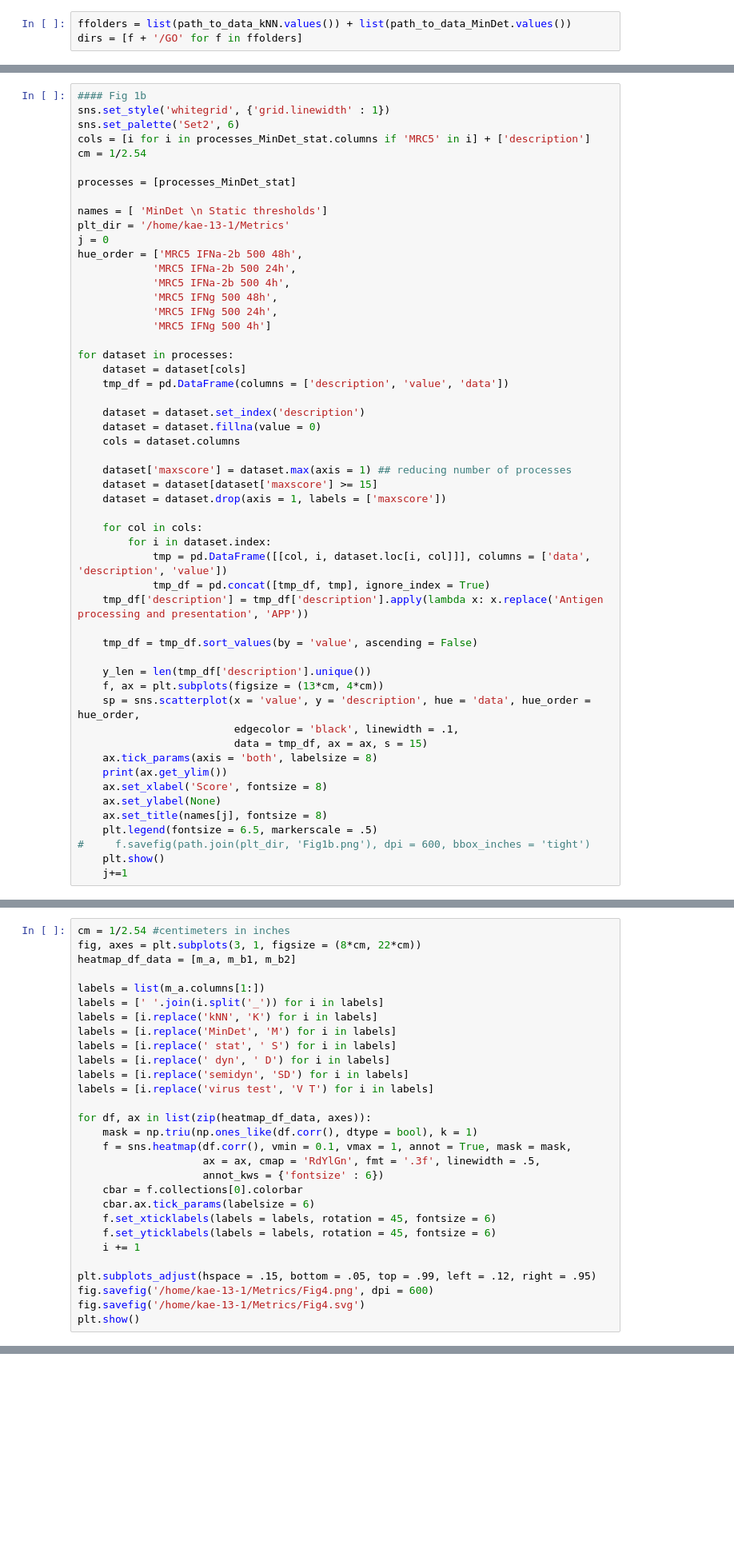
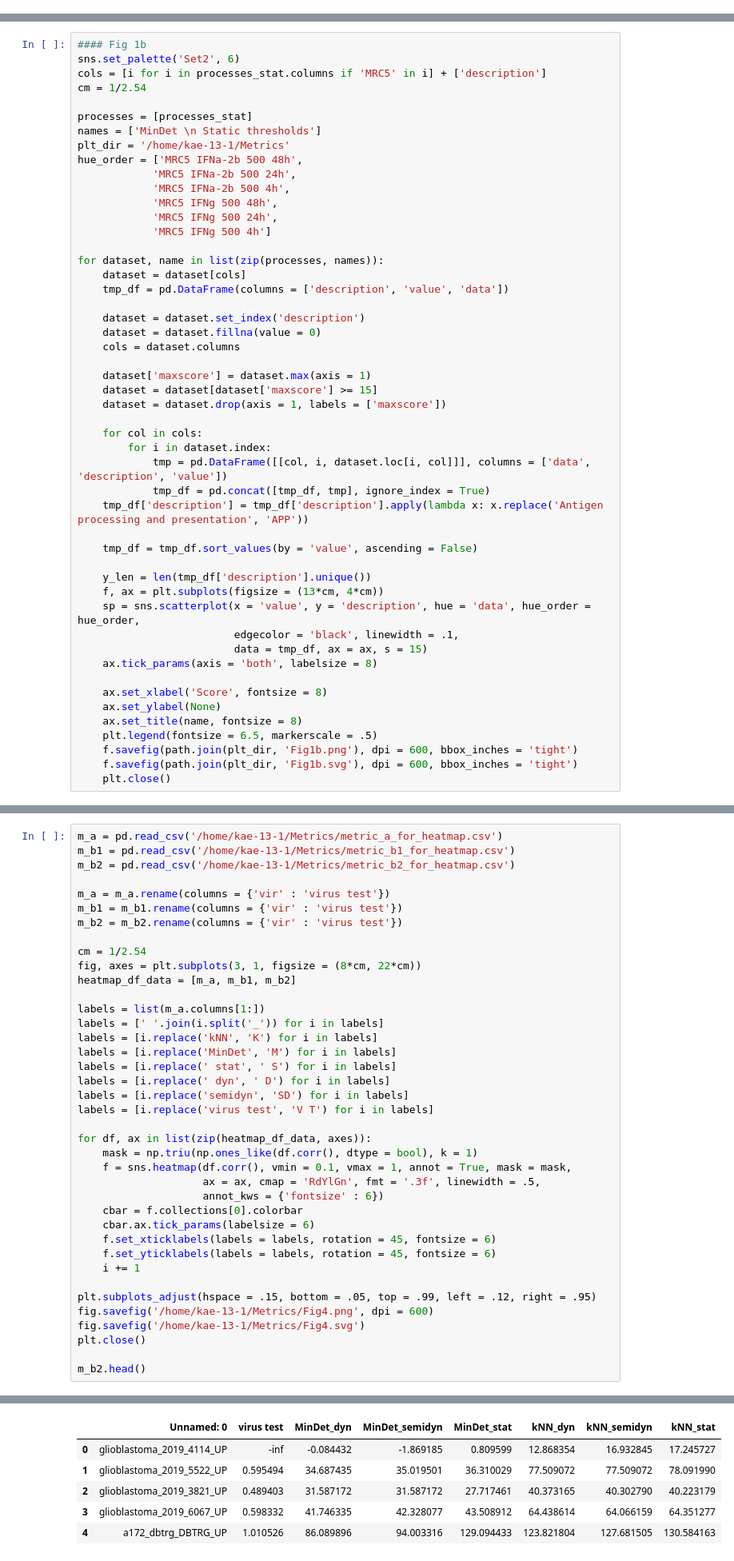
Before and after one commit to kazakova/Metrics, a Jupyter notebook: article_figures.ipynb, the cells around one changed output, grey strips where cells are left out. Shown at 80% size. Saved outputs shown, nothing was run; the diff lists cells and outputs as text; blank space fills up the shorter version.

```diff
--- a/article_figures.ipynb
+++ b/article_figures.ipynb
@@ -68,6 +66,3 @@ processes_set_MinDet_stat = set()
-# %%
-ffolders = list(path_to_data_kNN.values()) + list(path_to_data_MinDet.values())
-dirs = [f + '/GO' for f in ffolders]
 # %%
 for ffolder in ffolders:
     for file in listdir(ffolder):
@@ -315,15 +220,12 @@ for dataset in processes:
 # %%
 #### Fig 1b
-sns.set_style('whitegrid', {'grid.linewidth' : 1})
 sns.set_palette('Set2', 6)
-cols = [i for i in processes_MinDet_stat.columns if 'MRC5' in i] + ['description']
+cols = [i for i in processes_stat.columns if 'MRC5' in i] + ['description']
 cm = 1/2.54
 
-processes = [processes_MinDet_stat]
-
-names = [ 'MinDet \n Static thresholds']
+processes = [processes_stat]
+names = ['MinDet \n Static thresholds']
 plt_dir = '/home/kae-13-1/Metrics'
-j = 0
 hue_order = ['MRC5 IFNa-2b 500 48h',
             'MRC5 IFNa-2b 500 24h',
             'MRC5 IFNa-2b 500 4h',
@@ -331,7 +233,7 @@ hue_order = ['MRC5 IFNa-2b 500 48h',
             'MRC5 IFNg 500 24h',
             'MRC5 IFNg 500 4h']
 
-for dataset in processes:
+for dataset, name in list(zip(processes, names)):
     dataset = dataset[cols]
     tmp_df = pd.DataFrame(columns = ['description', 'value', 'data'])
 
@@ -339,7 +241,7 @@ for dataset in processes:
     dataset = dataset.fillna(value = 0)
     cols = dataset.columns
 
-    dataset['maxscore'] = dataset.max(axis = 1) ## reducing number of processes
+    dataset['maxscore'] = dataset.max(axis = 1)
     dataset = dataset[dataset['maxscore'] >= 15]
     dataset = dataset.drop(axis = 1, labels = ['maxscore'])
 
@@ -357,11 +259,11 @@ for dataset in processes:
                          edgecolor = 'black', linewidth = .1,
                          data = tmp_df, ax = ax, s = 15)
     ax.tick_params(axis = 'both', labelsize = 8)
-    print(ax.get_ylim())
+
     ax.set_xlabel('Score', fontsize = 8)
     ax.set_ylabel(None)
-    ax.set_title(names[j], fontsize = 8)
+    ax.set_title(name, fontsize = 8)
     plt.legend(fontsize = 6.5, markerscale = .5)
-#     f.savefig(path.join(plt_dir, 'Fig1b.png'), dpi = 600, bbox_inches = 'tight')
-    plt.show()
-    j+=1
+    f.savefig(path.join(plt_dir, 'Fig1b.png'), dpi = 600, bbox_inches = 'tight')
+    f.savefig(path.join(plt_dir, 'Fig1b.svg'), dpi = 600, bbox_inches = 'tight')
+    plt.close()
@@ -709,5 +586,13 @@ m_b2 = m_b2.rename(columns = {'vir' : 'virus test'})
 # %%
-cm = 1/2.54 #centimeters in inches
+m_a = pd.read_csv('/home/kae-13-1/Metrics/metric_a_for_heatmap.csv')
+m_b1 = pd.read_csv('/home/kae-13-1/Metrics/metric_b1_for_heatmap.csv')
+m_b2 = pd.read_csv('/home/kae-13-1/Metrics/metric_b2_for_heatmap.csv')
+
+m_a = m_a.rename(columns = {'vir' : 'virus test'})
+m_b1 = m_b1.rename(columns = {'vir' : 'virus test'})
+m_b2 = m_b2.rename(columns = {'vir' : 'virus test'})
+
+cm = 1/2.54
 fig, axes = plt.subplots(3, 1, figsize = (8*cm, 22*cm))
 heatmap_df_data = [m_a, m_b1, m_b2]
 
@@ -734,5 +619,7 @@ for df, ax in list(zip(heatmap_df_data, axes)):
 plt.subplots_adjust(hspace = .15, bottom = .05, top = .99, left = .12, right = .95)
 fig.savefig('/home/kae-13-1/Metrics/Fig4.png', dpi = 600)
 fig.savefig('/home/kae-13-1/Metrics/Fig4.svg')
-plt.show()
+plt.close()
+
+m_b2.head()
 # %% [output]
@@ -740,2 +626,8 @@ plt.show()
+|  | Unnamed: 0 | virus test | MinDet_dyn | MinDet_semidyn | MinDet_stat | kNN_dyn | kNN_semidyn | kNN_stat |
+| 0 | glioblastoma_2019_4114_UP | -inf | -0.084432 | -1.869185 | 0.809599 | 12.868354 | 16.932845 | 17.245727 |
+| 1 | glioblastoma_2019_5522_UP | 0.595494 | 34.687435 | 35.019501 | 36.310029 | 77.509072 | 77.509072 | 78.091990 |
+| 2 | glioblastoma_2019_3821_UP | 0.489403 | 31.587172 | 31.587172 | 27.717461 | 40.373165 | 40.302790 | 40.223179 |
+| 3 | glioblastoma_2019_6067_UP | 0.598332 | 41.746335 | 42.328077 | 43.508912 | 64.438614 | 64.066159 | 64.351277 |
+| 4 | a172_dbtrg_DBTRG_UP | 1.010526 | 86.089896 | 94.003316 | 129.094433 | 123.821804 | 127.681505 | 130.584163 |
 # %% [markdown]
 # Fig 5
```
Also changed, not shown: parts of 30 cells of this notebook.
